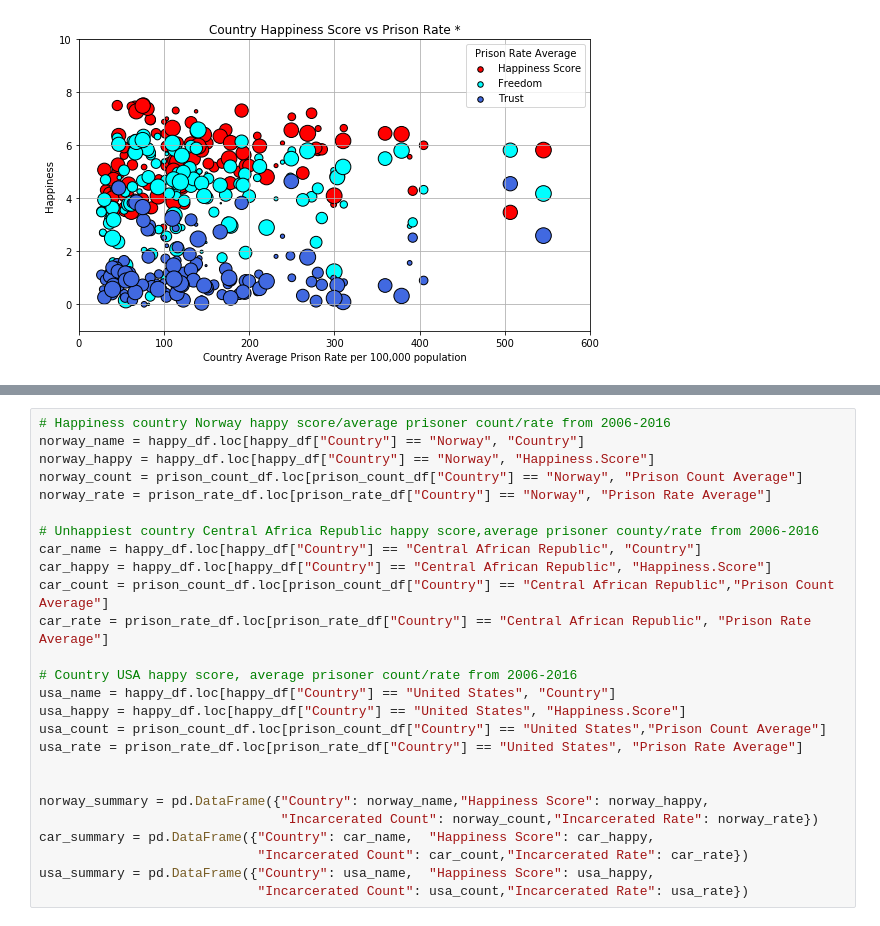
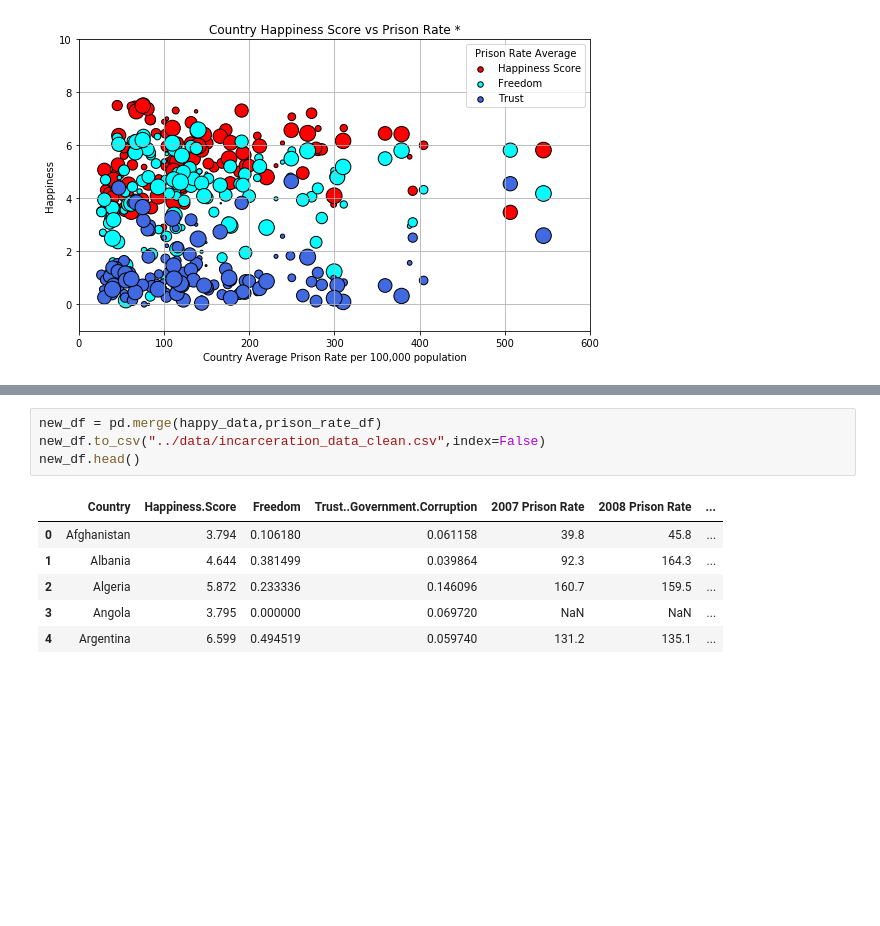
Before and after one commit to beaubatchelor/Health-Lookup-Linking, a Jupyter notebook: International Prison data.ipynb, the cells around one changed output, grey strips where cells are left out. Drawn from its saved outputs; the diff is of its cells as text; blank space fills up the shorter version.

Commit message:
new code with clean data and csv output file

```diff
--- a/International Prison data.ipynb
+++ b/International Prison data.ipynb
@@ -168,29 +180,14 @@ plt.ylabel("Happiness Score")
 # %% [output]
 Text(0,0.5,'Happiness Score')
 [figure]
-# %%
-# Happiness country Norway happy score/average prisoner count/rate from 2006-2016
-norway_name = happy_df.loc[happy_df["Country"] == "Norway", "Country"]
-norway_happy = happy_df.loc[happy_df["Country"] == "Norway", "Happiness.Score"]
-norway_count = prison_count_df.loc[prison_count_df["Country"] == "Norway", "Prison Count Average"]
-norway_rate = prison_rate_df.loc[prison_rate_df["Country"] == "Norway", "Prison Rate Average"]
-
-# Unhappiest country Central Africa Republic happy score,average prisoner county/rate from 2006-2016
-car_name = happy_df.loc[happy_df["Country"] == "Central African Republic", "Country"]
-car_happy = happy_df.loc[happy_df["Country"] == "Central African Republic", "Happiness.Score"]
-car_count = prison_count_df.loc[prison_count_df["Country"] == "Central African Republic","Prison Count Average"]
-car_rate = prison_rate_df.loc[prison_rate_df["Country"] == "Central African Republic", "Prison Rate Average"]
-
-# Country USA happy score, average prisoner count/rate from 2006-2016
-usa_name = happy_df.loc[happy_df["Country"] == "United States", "Country"]
-usa_happy = happy_df.loc[happy_df["Country"] == "United States", "Happiness.Score"]
-usa_count = prison_count_df.loc[prison_count_df["Country"] == "United States","Prison Count Average"]
-usa_rate = prison_rate_df.loc[prison_rate_df["Country"] == "United States", "Prison Rate Average"]
-
-
-norway_summary = pd.DataFrame({"Country": norway_name,"Happiness Score": norway_happy,
-                               "Incarcerated Count": norway_count,"Incarcerated Rate": norway_rate})
-car_summary = pd.DataFrame({"Country": car_name,  "Happiness Score": car_happy,
-                            "Incarcerated Count": car_count,"Incarcerated Rate": car_rate})
-usa_summary = pd.DataFrame({"Country": usa_name,  "Happiness Score": usa_happy,
-                            "Incarcerated Count": usa_count,"Incarcerated Rate": usa_rate})
+# %%
+new_df = pd.merge(happy_data,prison_rate_df)
+new_df.to_csv("../data/incarceration_data_clean.csv",index=False)
+new_df.head()
+# %% [output]
+|  | Country | Happiness.Score | Freedom | Trust..Government.Corruption | 2007 Prison Rate | 2008 Prison Rate | ... |
+| 0 | Afghanistan | 3.794 | 0.106180 | 0.061158 | 39.8 | 45.8 | ... |
+| 1 | Albania | 4.644 | 0.381499 | 0.039864 | 92.3 | 164.3 | ... |
+| 2 | Algeria | 5.872 | 0.233336 | 0.146096 | 160.7 | 159.5 | ... |
+| 3 | Angola | 3.795 | 0.000000 | 0.069720 | NaN | NaN | ... |
+| 4 | Argentina | 6.599 | 0.494519 | 0.059740 | 131.2 | 135.1 | ... |
```
Also changed, not shown: parts of 5 cells of this notebook.
